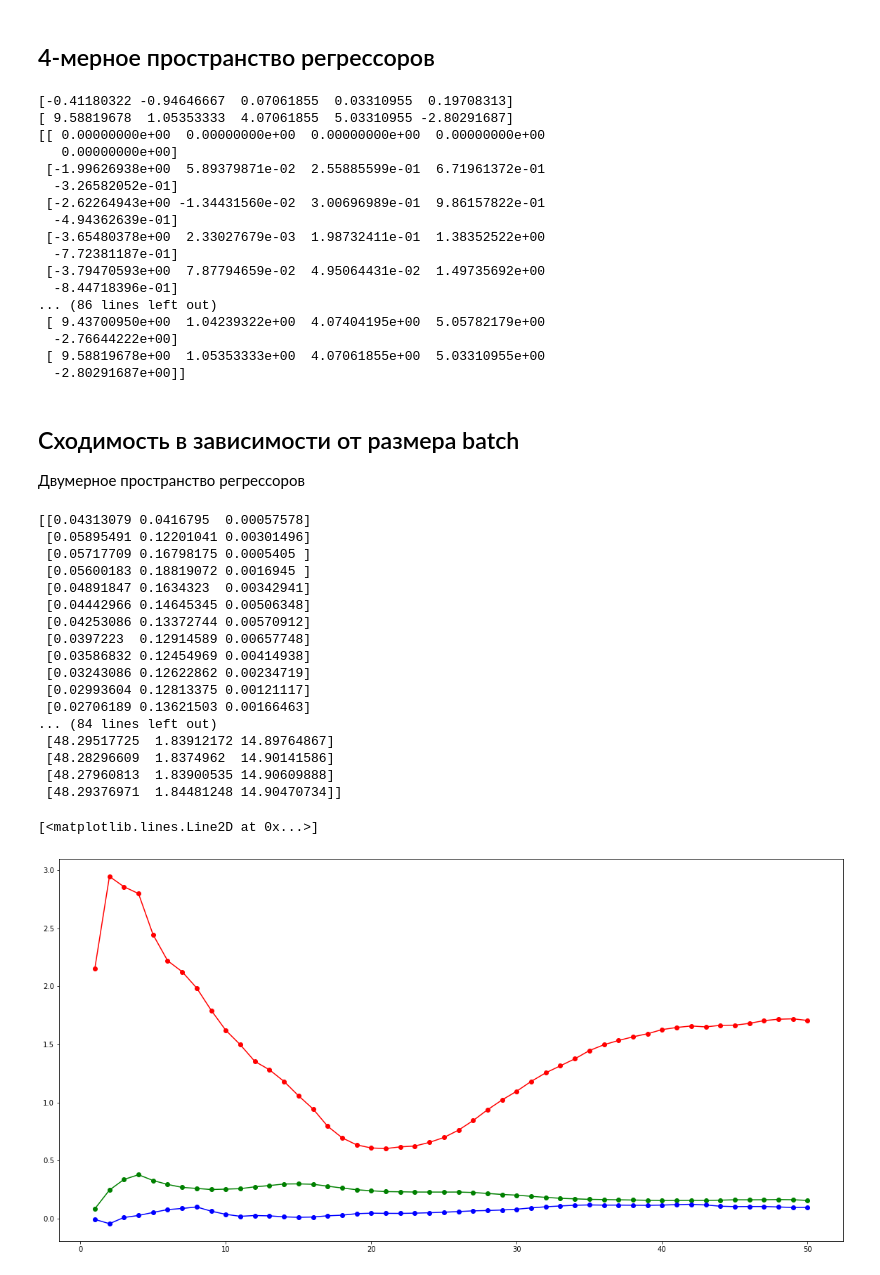
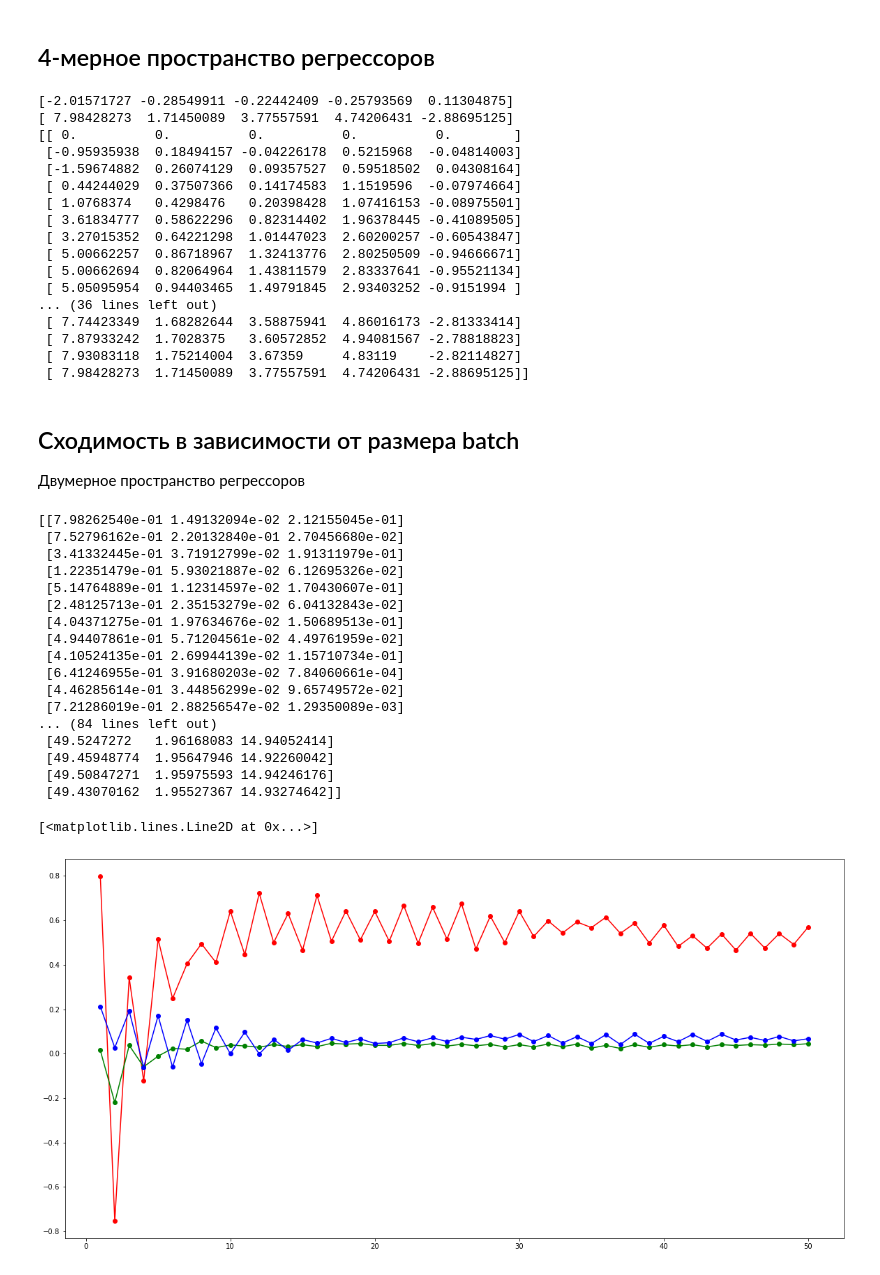
Before and after one commit to enotvtapke/met_opt_lab_2, a Jupyter notebook: SGD.ipynb, the cells around one changed output. Drawn from its saved outputs; the diff is of its cells as text; code cells hidden in the pictures.

```diff
--- a/SGD.ipynb
+++ b/SGD.ipynb
@@ -103,10 +103,11 @@ Finds minimum of the function sum_fun using stochastic gradient descent (sgd).
 @return list of points representing path of sgd. The last point of the list is found minimum point.
 """
 def sgd(sum_fun:List[Callable[[ndarray], float]], x:ndarray, epoch:int, batch_size:int, lr:List[float], scheduler:Callable[[List[float]], float] = lambda lr: lr) -> ndarray:
+    lr = np.array(lr)
     points = np.zeros([epoch, len(x)])
     points[0] = x
     for i in range(1, epoch):
-        x = x -  np.array([1 / batch_size]) * scheduler(lr) * np.array(grad_appr(sum_fun, x, [i, batch_size]))
+        x = x - 1 / batch_size * scheduler(lr) * np.array(grad_appr(sum_fun, x, [(i - 1) * batch_size, batch_size]))
         points[i] = x
     return points
 # %% [markdown]
@@ -222,69 +223,68 @@ print(min_point - b)
 print(min_point)
 print(points)
 # %% [output]
-[-0.41180322 -0.94646667  0.07061855  0.03310955  0.19708313]
-[ 9.58819678  1.05353333  4.07061855  5.03310955 -2.80291687]
-[[ 0.00000000e+00  0.00000000e+00  0.00000000e+00  0.00000000e+00
-   0.00000000e+00]
- [-1.99626938e+00  5.89379871e-02  2.55885599e-01  6.71961372e-01
-  -3.26582052e-01]
- [-2.62264943e+00 -1.34431560e-02  3.00696989e-01  9.86157822e-01
-  -4.94362639e-01]
- [-3.65480378e+00  2.33027679e-03  1.98732411e-01  1.38352522e+00
-  -7.72381187e-01]
- [-3.79470593e+00  7.87794659e-02  4.95064431e-02  1.49735692e+00
-  -8.44718396e-01]
-... (86 lines left out)
- [ 9.43700950e+00  1.04239322e+00  4.07404195e+00  5.05782179e+00
-  -2.76644222e+00]
- [ 9.58819678e+00  1.05353333e+00  4.07061855e+00  5.03310955e+00
-  -2.80291687e+00]]
+[-2.01571727 -0.28549911 -0.22442409 -0.25793569  0.11304875]
+[ 7.98428273  1.71450089  3.77557591  4.74206431 -2.88695125]
+[[ 0.          0.          0.          0.          0.        ]
+ [-0.95935938  0.18494157 -0.04226178  0.5215968  -0.04814003]
+ [-1.59674882  0.26074129  0.09357527  0.59518502  0.04308164]
+ [ 0.44244029  0.37507366  0.14174583  1.1519596  -0.07974664]
+ [ 1.0768374   0.4298476   0.20398428  1.07416153 -0.08975501]
+ [ 3.61834777  0.58622296  0.82314402  1.96378445 -0.41089505]
+ [ 3.27015352  0.64221298  1.01447023  2.60200257 -0.60543847]
+ [ 5.00662257  0.86718967  1.32413776  2.80250509 -0.94666671]
+ [ 5.00662694  0.82064964  1.43811579  2.83337641 -0.95521134]
+ [ 5.05095954  0.94403465  1.49791845  2.93403252 -0.9151994 ]
+... (36 lines left out)
+ [ 7.74423349  1.68282644  3.58875941  4.86016173 -2.81333414]
+ [ 7.87933242  1.7028375   3.60572852  4.94081567 -2.78818823]
+ [ 7.93083118  1.75214004  3.67359     4.83119    -2.82114827]
+ [ 7.98428273  1.71450089  3.77557591  4.74206431 -2.88695125]]
 # %% [markdown]
 ## Сходимость в зависимости от размера batch
 Двумерное пространство регрессоров
 # %%
 tt = np.linspace(-10, 10, 10)
 b = [50, 2, 15]
 t, ft = generate_dataset(b, 10, tt)
 sum_fun = generate_minimized_fun(t, ft)
 
 # SGD params
 x = np.zeros(3)
 epoch = 50
-batch_size = 20
-lr = [0.09, 0.002, 0.004]
+lr = [0.095, 0.002, 0.004]
 scheduler = lambda lr: np.array(lr) * np.exp(-0.01)
 
 # n <= np.power(len(tt), 2)
 n = 50
 min_points = []
 for batch_size in range(1, n + 1):
     min_points.append(sgd(sum_fun, x, epoch, batch_size, lr, scheduler=scheduler)[-1])
 
 min_points = np.array(min_points)
-print(np.abs((b - min_points) / b))
+print(np.abs((b - min_points)))
 print(min_points)
 
 plt.plot(np.linspace(1, n, n), (b - min_points)[:, 0], '-o', color='red')
 plt.plot(np.linspace(1, n, n), (b - min_points)[:, 1], '-o', color='green')
 plt.plot(np.linspace(1, n, n), (b - min_points)[:, 2], '-o', color='blue')
 # %% [output]
-[[0.04313079 0.0416795  0.00057578]
- [0.05895491 0.12201041 0.00301496]
- [0.05717709 0.16798175 0.0005405 ]
- [0.05600183 0.18819072 0.0016945 ]
- [0.04891847 0.1634323  0.00342941]
- [0.04442966 0.14645345 0.00506348]
- [0.04253086 0.13372744 0.00570912]
- [0.0397223  0.12914589 0.00657748]
- [0.03586832 0.12454969 0.00414938]
- [0.03243086 0.12622862 0.00234719]
- [0.02993604 0.12813375 0.00121117]
- [0.02706189 0.13621503 0.00166463]
+[[7.98262540e-01 1.49132094e-02 2.12155045e-01]
+ [7.52796162e-01 2.20132840e-01 2.70456680e-02]
+ [3.41332445e-01 3.71912799e-02 1.91311979e-01]
+ [1.22351479e-01 5.93021887e-02 6.12695326e-02]
+ [5.14764889e-01 1.12314597e-02 1.70430607e-01]
+ [2.48125713e-01 2.35153279e-02 6.04132843e-02]
+ [4.04371275e-01 1.97634676e-02 1.50689513e-01]
+ [4.94407861e-01 5.71204561e-02 4.49761959e-02]
+ [4.10524135e-01 2.69944139e-02 1.15710734e-01]
+ [6.41246955e-01 3.91680203e-02 7.84060661e-04]
+ [4.46285614e-01 3.44856299e-02 9.65749572e-02]
+ [7.21286019e-01 2.88256547e-02 1.29350089e-03]
 ... (84 lines left out)
- [48.29517725  1.83912172 14.89764867]
- [48.28296609  1.8374962  14.90141586]
- [48.27960813  1.83900535 14.90609888]
- [48.29376971  1.84481248 14.90470734]]
+ [49.5247272   1.96168083 14.94052414]
+ [49.45948774  1.95647946 14.92260042]
+ [49.50847271  1.95975593 14.94246176]
+ [49.43070162  1.95527367 14.93274642]]
 [<matplotlib.lines.Line2D at 0x...>]
-[figure, old version]
+[figure, new version]
```
Also changed, not shown: parts of 12 cells of this notebook.
